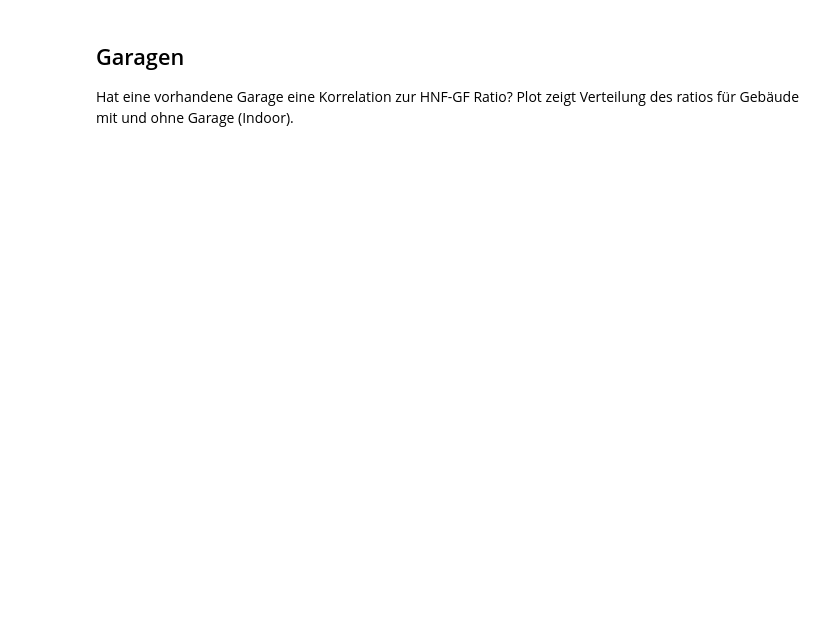
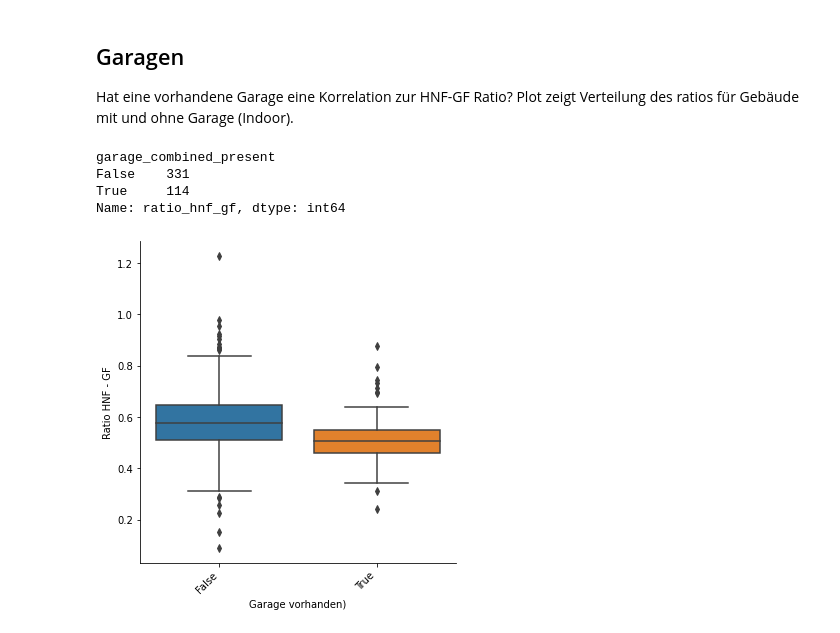
Before and after one commit to FHNW-RW/ip5-metriken-bauwesen, a Jupyter notebook: src/analysis/feature_correlation.ipynb, the cells around one changed output. Drawn from its saved outputs; the diff is of its cells as text; code cells hidden in the pictures; blank space fills up the shorter version.

```diff
--- a/src/analysis/feature_correlation.ipynb
+++ b/src/analysis/feature_correlation.ipynb
@@ -62,18 +62,25 @@ Hat eine vorhandene Garage eine Korrelation zur HNF-GF Ratio?
 Plot zeigt Verteilung des ratios für Gebäude mit und ohne Garage (Indoor).
 # %%
 # preprocess
-df_usg[c.GARAGE_INDOOR_PRESENT] = df_usg[c.GARAGE_INDOOR_PRESENT].astype('category')
-data = df_usg[c.FIELD_HNF_GF_RATIO]
+df = fe_grg.add_garage_present(df)
+df[c.GARAGE_COMBINED_PRESENT] = df[c.GARAGE_COMBINED_PRESENT].astype('category')
+data = df[c.FIELD_HNF_GF_RATIO]
 
 # plot
-gf = sns.catplot(x=c.GARAGE_INDOOR_PRESENT, y="ratio_hnf_gf", kind="box", data=df_usg)
+gf = sns.catplot(x=c.GARAGE_COMBINED_PRESENT, y="ratio_hnf_gf", kind="box", data=df)
 gf.set(xlabel='Garage vorhanden)', ylabel='Ratio HNF - GF')
 plt.xticks(
     rotation=45,
     horizontalalignment='right',
     fontweight='normal',
     fontsize='medium'
 )
 
 # describe
-data.groupby(df_usg[c.GARAGE_INDOOR_PRESENT]).count()
+data.groupby(df[c.GARAGE_COMBINED_PRESENT]).count()
+# %% [output]
+garage_combined_present
+False    331
+True     114
+Name: ratio_hnf_gf, dtype: int64
+[figure, added]
```
Also changed, not shown: parts of 4 cells of this notebook, 5 other files.
